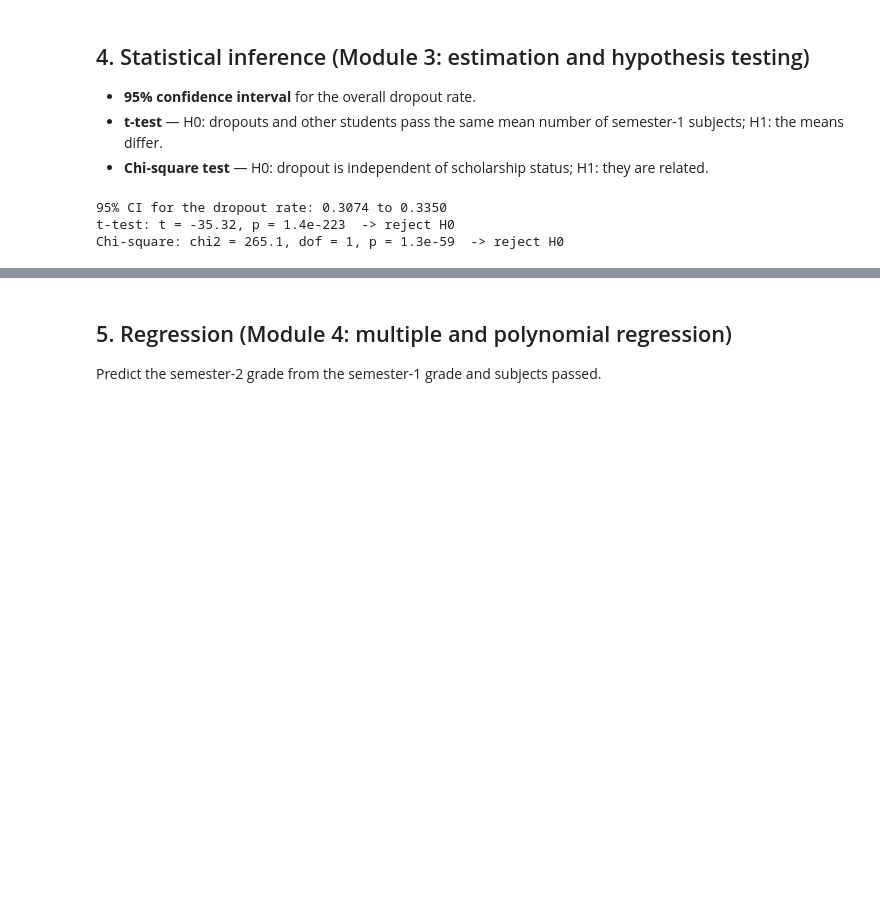
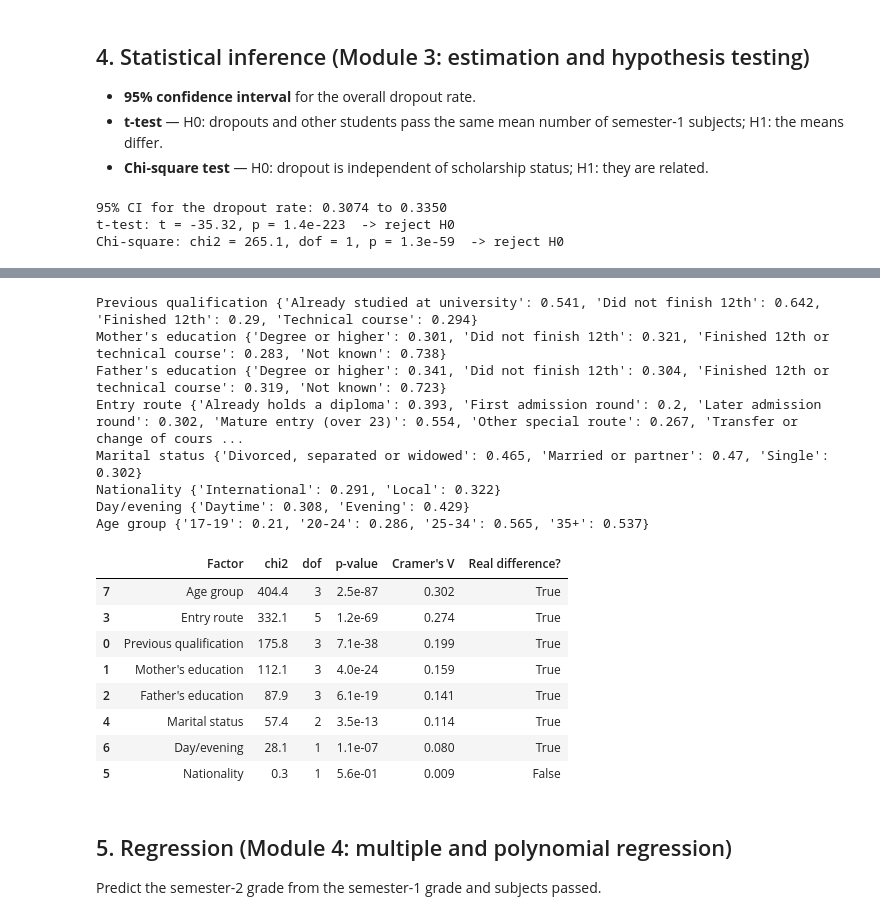
Before and after one commit to PillaiNemo/DSE_IA3, a Jupyter notebook: notebooks/EduGuard_Colab_Analysis.ipynb, the cells around one changed output, grey strips where cells are left out. Cells and saved outputs as stored; diff of their text form; code cells hidden in the pictures; blank space fills up the shorter version.

```diff
--- a/notebooks/EduGuard_Colab_Analysis.ipynb
+++ b/notebooks/EduGuard_Colab_Analysis.ipynb
@@ -167,3 +172,52 @@ Chi-square: chi2 = 265.1, dof = 1, p = 1.3e-59  -> reject H0
+# %%
+prev = {"Finished 12th": [1], "Did not finish 12th": [9, 10, 12, 14, 15, 19, 38],
+        "Technical course": [39, 42], "Already studied at university": [2, 3, 4, 5, 6, 40, 43]}
+edu = {"Degree or higher": [2, 3, 4, 5, 6, 40, 41, 43, 44],
+       "Finished 12th or technical course": [1, 13, 18, 20, 22, 31, 33, 39, 42],
+       "Did not finish 12th": [9, 10, 11, 12, 14, 19, 25, 26, 27, 29, 30, 35, 36, 37, 38], "Not known": [34]}
+entry = {"First admission round": [1, 5, 16], "Later admission round": [17, 18], "Mature entry (over 23)": [39],
+         "Transfer or change of course": [42, 43, 51, 57], "Already holds a diploma": [7, 44, 53],
+         "Other special route": [2, 10, 15, 26, 27]}
+marital = {"Single": [1], "Married or partner": [2, 5], "Divorced, separated or widowed": [3, 4, 6]}
+
+def group(col, mapping):
+    lookup = {code: label for label, codes in mapping.items() for code in codes}
+    return df[col].map(lookup)
+
+factors = {"Previous qualification": group("Previous qualification", prev),
+           "Mother's education": group("Mother's qualification", edu),
+           "Father's education": group("Father's qualification", edu),
+           "Entry route": group("Application mode", entry),
+           "Marital status": group("Marital status", marital),
+           "Nationality": df["Nacionality"].map(lambda c: "Local" if c == 1 else "International"),
+           "Day/evening": df["Daytime/evening attendance"].map({1: "Daytime", 0: "Evening"}),
+           "Age group": pd.cut(df["Age at enrollment"], [0, 19, 24, 34, 200], labels=["17-19", "20-24", "25-34", "35+"]).astype(str)}
+rows = []
+for name, g in factors.items():
+    print(name, df.groupby(g)["Dropout"].mean().round(3).to_dict())
+    keep = g.map(g.value_counts()) >= 20                     # chi-square needs enough students per group
+    chi2, p, dof, _ = stats.chi2_contingency(pd.crosstab(g[keep], df.loc[keep, "Dropout"]))
+    rows.append({"Factor": name, "chi2": round(chi2, 1), "dof": dof, "p-value": f"{p:.1e}",
+                 "Cramer's V": round(np.sqrt(chi2 / keep.sum()), 3), "Real difference?": p < 0.05})
+pd.DataFrame(rows).sort_values("Cramer's V", ascending=False)
+# %% [output]
+Previous qualification {'Already studied at university': 0.541, 'Did not finish 12th': 0.642, 'Finished 12th': 0.29, 'Technical course': 0.294}
+Mother's education {'Degree or higher': 0.301, 'Did not finish 12th': 0.321, 'Finished 12th or technical course': 0.283, 'Not known': 0.738}
+Father's education {'Degree or higher': 0.341, 'Did not finish 12th': 0.304, 'Finished 12th or technical course': 0.319, 'Not known': 0.723}
+Entry route {'Already holds a diploma': 0.393, 'First admission round': 0.2, 'Later admission round': 0.302, 'Mature entry (over 23)': 0.554, 'Other special route': 0.267, 'Transfer or change of cours ...
+Marital status {'Divorced, separated or widowed': 0.465, 'Married or partner': 0.47, 'Single': 0.302}
+Nationality {'International': 0.291, 'Local': 0.322}
+Day/evening {'Daytime': 0.308, 'Evening': 0.429}
+Age group {'17-19': 0.21, '20-24': 0.286, '25-34': 0.565, '35+': 0.537}
+|  | Factor | chi2 | dof | p-value | Cramer's V | Real difference? |
+| 7 | Age group | 404.4 | 3 | 2.5e-87 | 0.302 | True |
+| 3 | Entry route | 332.1 | 5 | 1.2e-69 | 0.274 | True |
+| 0 | Previous qualification | 175.8 | 3 | 7.1e-38 | 0.199 | True |
+| 1 | Mother's education | 112.1 | 3 | 4.0e-24 | 0.159 | True |
+| 2 | Father's education | 87.9 | 3 | 6.1e-19 | 0.141 | True |
+| 4 | Marital status | 57.4 | 2 | 3.5e-13 | 0.114 | True |
+| 6 | Day/evening | 28.1 | 1 | 1.1e-07 | 0.080 | True |
+| 5 | Nationality | 0.3 | 1 | 5.6e-01 | 0.009 | False |
 # %% [markdown]
 ## 5. Regression (Module 4: multiple and polynomial regression)
 Predict the semester-2 grade from the semester-1 grade and subjects passed.
```
Also changed, not shown: parts of 1 cell of this notebook, 19 other files.
